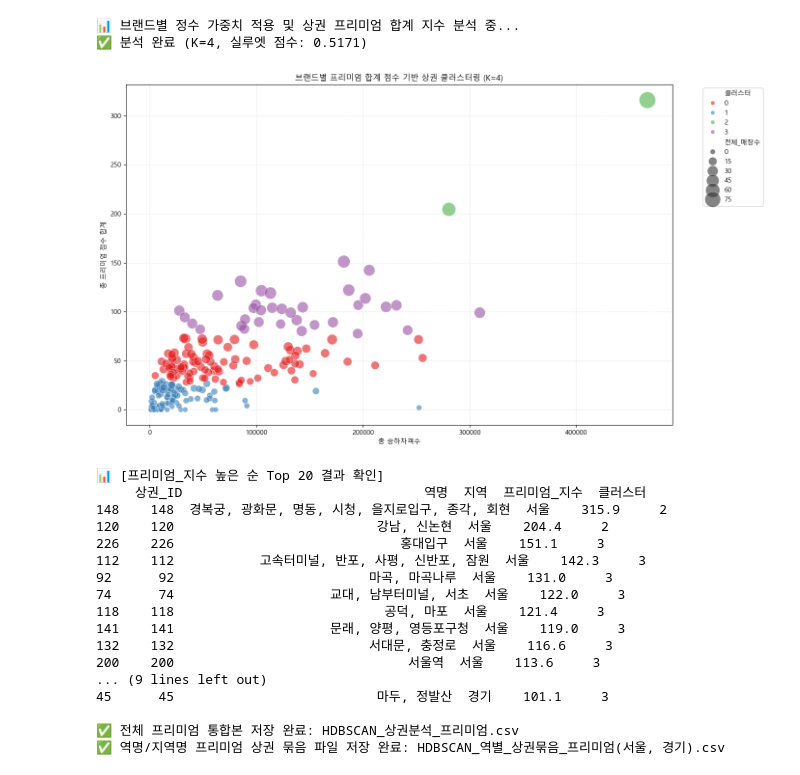
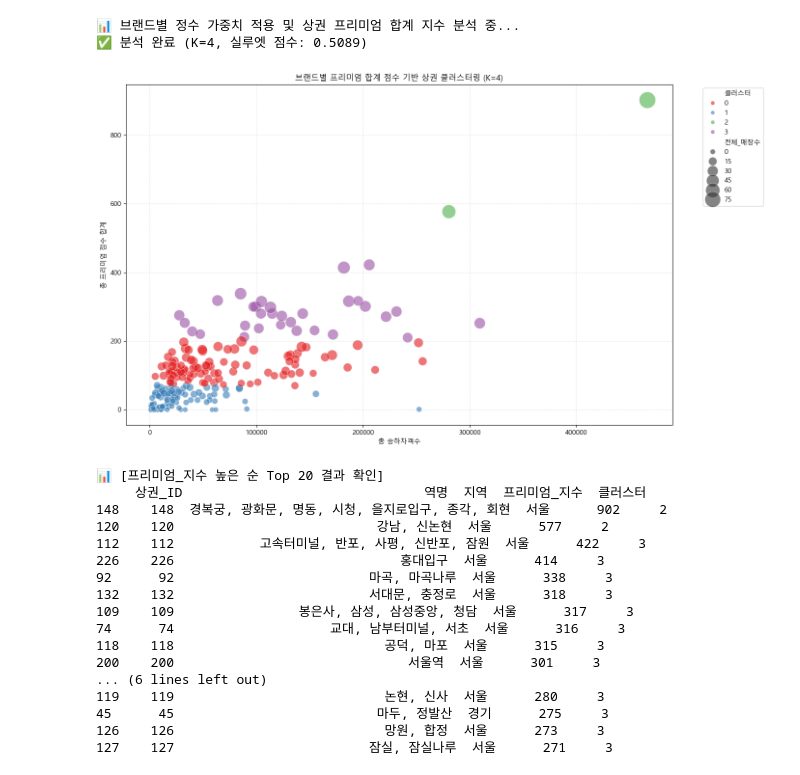
Before and after one commit to khg09065-debug/modeling_archive, a Jupyter notebook: seoul(HDBSCAN)/HDBSCAN_프리미엄.ipynb, the cells around one changed output. Saved outputs shown, nothing was run; the diff lists cells and outputs as text; code cells hidden in the pictures.

```diff
--- a/seoul(HDBSCAN)/HDBSCAN_프리미엄.ipynb
+++ b/seoul(HDBSCAN)/HDBSCAN_프리미엄.ipynb
@@ -15,21 +15,21 @@ n_clusters = 4  # K-Means 군집의 개수를 4개로 설정합니다.
 
 # 브랜드별 프리미엄 가중치 점수(p_score)를 딕셔너리로 정의합니다. (기존 가중치 유지)
 brand_weights = {
-    '폴바셋':      {'p_score': 5},
-    '스타벅스':    {'p_score': 5},
-    '투썸플레이스': {'p_score': 5},
-    '파스쿠찌':    {'p_score': 5},
-    '공차':        {'p_score': 5},
-    '할리스':      {'p_score': 4.5},
-    '던킨도너츠':  {'p_score': 4},
-    '이디야':      {'p_score': 3.2},
-    '디저트39':    {'p_score': 3},
-    '메가커피':    {'p_score': 2.2},
-    '빽다방':      {'p_score': 2.2},
-    '하삼동커피':  {'p_score': 2},
-    '컴포즈커피':  {'p_score': 2},
-    '더벤티':      {'p_score': 2},
-    '메머드커피':  {'p_score': 1.6}
+    '폴바셋':      {'p_score': 16},
+    '스타벅스':    {'p_score': 16},
+    '투썸플레이스': {'p_score': 16},
+    '파스쿠찌':    {'p_score': 16},
+    '공차':        {'p_score': 16},
+    '할리스':      {'p_score': 15},
+    '던킨도너츠':  {'p_score': 11},
+    '이디야':      {'p_score': 10},
+    '디저트39':    {'p_score': 6},
+    '메가커피':    {'p_score': 4},
+    '빽다방':      {'p_score': 4},
+    '하삼동커피':  {'p_score': 1},
+    '컴포즈커피':  {'p_score': 4},
+    '더벤티':      {'p_score': 1},
+    '메머드커피':  {'p_score': 1}
 }
 
 # --- [그래프 폰트 환경 설정] ---
@@ -179,49 +179,49 @@ final_districts = districts[[
 ]].sort_values(by='프리미엄_지수', ascending=False)
 
 # 상위 20개 리포트를 콘솔 창에 출력하여 확인합니다.
 print("\n📊 [프리미엄_지수 높은 순 Top 20 결과 확인]")
 print(final_districts.head(20))
 
 # ==========================================
 # 6. 결과 저장 및 프리미엄 전용 CSV 파일 생성
 # ==========================================
 # 프리미엄 위주로 정렬 및 필터링된 통합본 CSV 저장
 # merged_file_path = 'HDBSCAN_상권분석_프리미엄.csv'
 # final_districts.to_csv(merged_file_path, index=False, encoding='utf-8-sig')
 # print(f"\n✅ 전체 프리미엄 통합본 저장 완료: {merged_file_path}")
 
 # 역명/지역명 요약본 저장 (기존 포맷 유지) 코드 복원
 # station_col = '역명' if '역명' in final_districts.columns else '지하철역'
 # region_col = '지역' if '지역' in final_districts.columns else '자치구명'
 
 # if station_col in final_districts.columns and region_col in final_districts.columns:
 #     simple_districts = final_districts[[station_col, region_col, '클러스터']].copy()
 #     simple_districts = simple_districts.sort_values(by=['클러스터', station_col])
 
 #     output_cols = [station_col, region_col]
 #     final_csv = simple_districts[output_cols]
 
 #     group_file_path = 'HDBSCAN_역별_상권묶음_프리미엄(서울, 경기).csv'
 #     final_csv.to_csv(group_file_path, index=False, encoding='utf-8-sig')
 #     print(f"✅ 역명/지역명 프리미엄 상권 묶음 파일 저장 완료: {group_file_path}")
 # %% [output]
 📊 브랜드별 정수 가중치 적용 및 상권 프리미엄 합계 지수 분석 중...
-✅ 분석 완료 (K=4, 실루엣 점수: 0.5171)
+✅ 분석 완료 (K=4, 실루엣 점수: 0.5089)
-[figure, old version]
+[figure, new version]
 📊 [프리미엄_지수 높은 순 Top 20 결과 확인]
      상권_ID                               역명  지역  프리미엄_지수  클러스터
-148    148  경복궁, 광화문, 명동, 시청, 을지로입구, 종각, 회현  서울    315.9     2
-120    120                          강남, 신논현  서울    204.4     2
-226    226                             홍대입구  서울    151.1     3
-112    112           고속터미널, 반포, 사평, 신반포, 잠원  서울    142.3     3
-92      92                         마곡, 마곡나루  서울    131.0     3
-74      74                    교대, 남부터미널, 서초  서울    122.0     3
-118    118                           공덕, 마포  서울    121.4     3
-141    141                    문래, 양평, 영등포구청  서울    119.0     3
-132    132                         서대문, 충정로  서울    116.6     3
-200    200                              서울역  서울    113.6     3
-... (9 lines left out)
-45      45                          마두, 정발산  경기    101.1     3
-
-✅ 전체 프리미엄 통합본 저장 완료: HDBSCAN_상권분석_프리미엄.csv
-✅ 역명/지역명 프리미엄 상권 묶음 파일 저장 완료: HDBSCAN_역별_상권묶음_프리미엄(서울, 경기).csv
+148    148  경복궁, 광화문, 명동, 시청, 을지로입구, 종각, 회현  서울      902     2
+120    120                          강남, 신논현  서울      577     2
+112    112           고속터미널, 반포, 사평, 신반포, 잠원  서울      422     3
+226    226                             홍대입구  서울      414     3
+92      92                         마곡, 마곡나루  서울      338     3
+132    132                         서대문, 충정로  서울      318     3
+109    109                봉은사, 삼성, 삼성중앙, 청담  서울      317     3
+74      74                    교대, 남부터미널, 서초  서울      316     3
+118    118                           공덕, 마포  서울      315     3
+200    200                              서울역  서울      301     3
+... (6 lines left out)
+119    119                           논현, 신사  서울      280     3
+45      45                          마두, 정발산  경기      275     3
+126    126                           망원, 합정  서울      273     3
+127    127                         잠실, 잠실나루  서울      271     3
```
Also changed, not shown: 4 other files.
